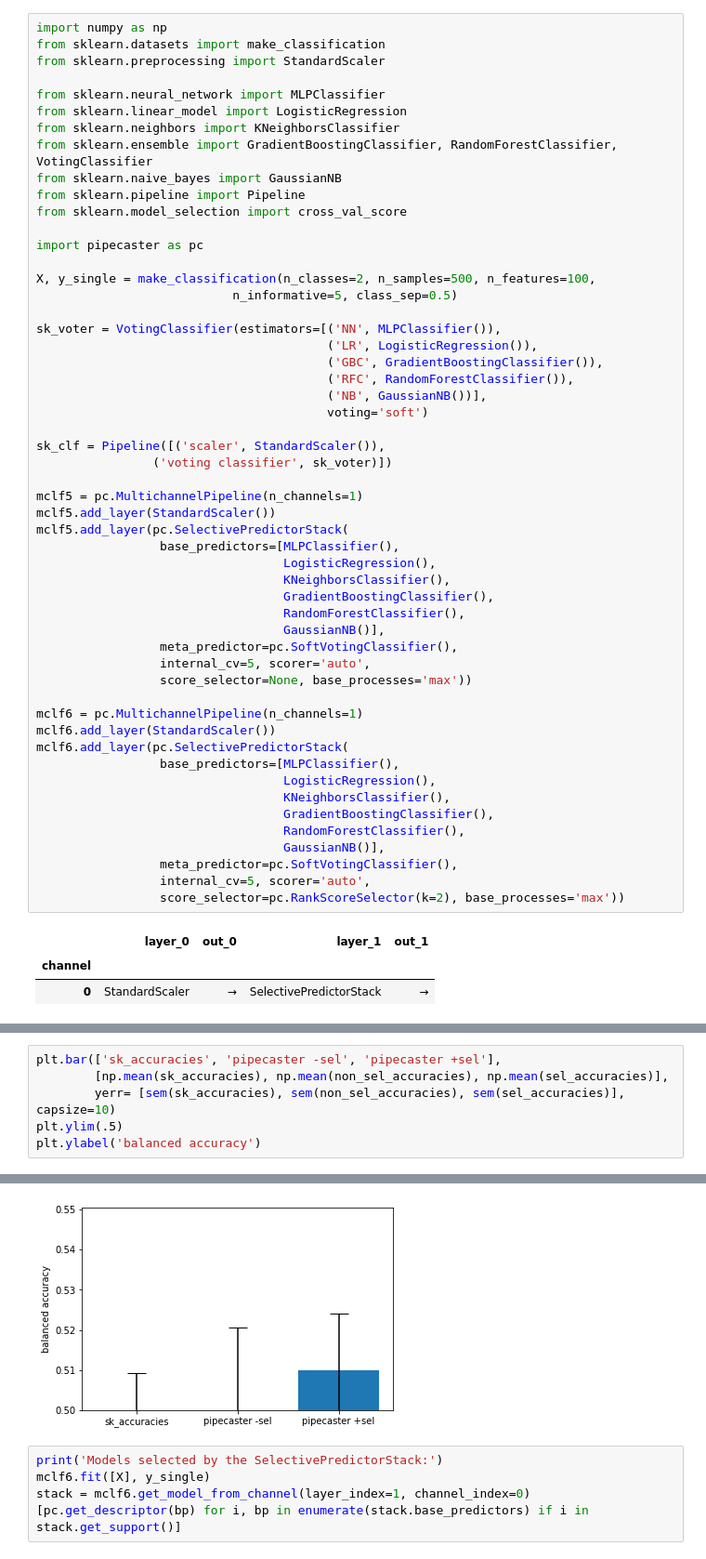
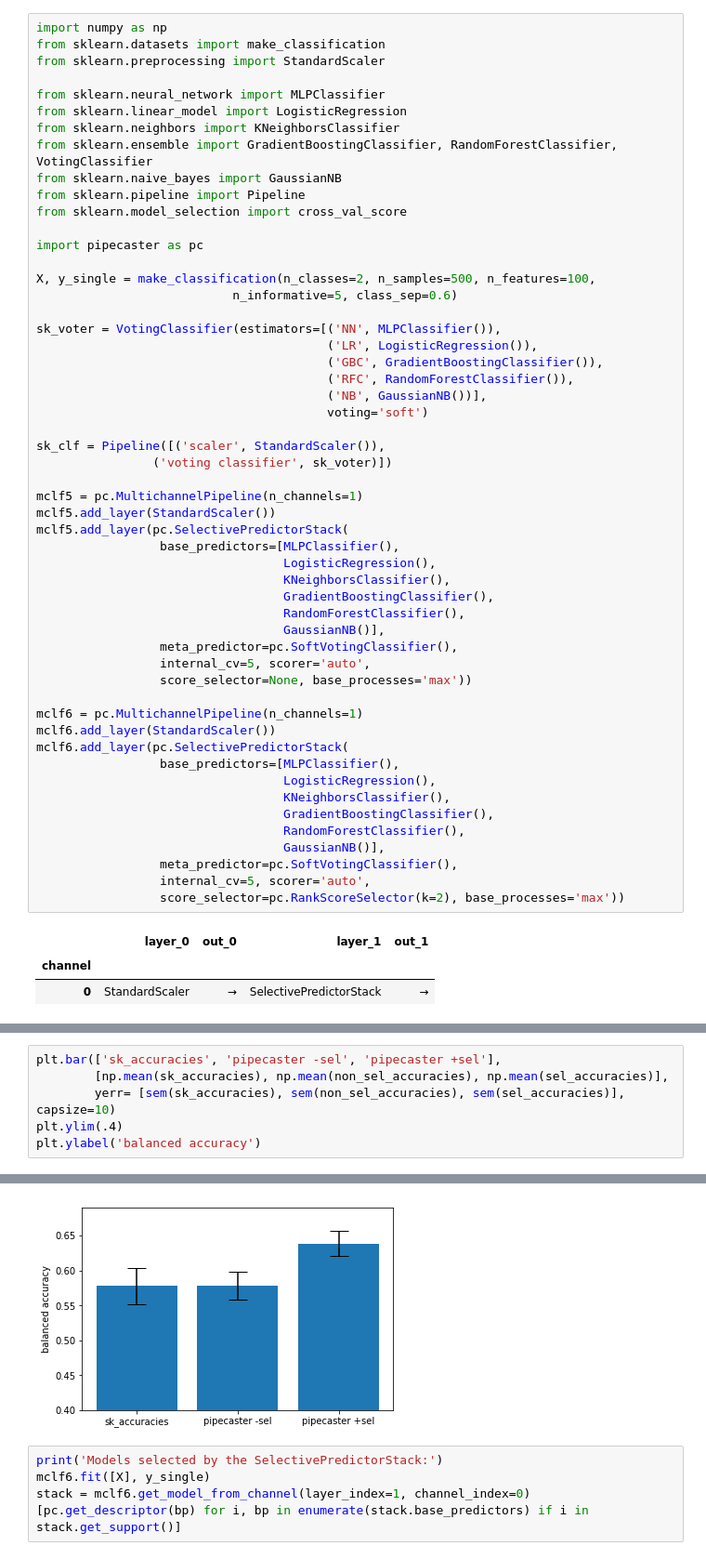
Before and after one commit to ajcallegari/scikit-multichannel, a Jupyter notebook: tutorial.ipynb, the cells around one changed output, grey strips where cells are left out. Shown: that part at 93% size. Saved outputs shown, nothing was run; the diff lists cells and outputs as text.

Commit message:
performance plot reduced

```diff
--- a/tutorial.ipynb
+++ b/tutorial.ipynb
@@ -403,7 +402,7 @@ from sklearn.model_selection import cross_val_score
 import pipecaster as pc
 
 X, y_single = make_classification(n_classes=2, n_samples=500, n_features=100,
-                           n_informative=5, class_sep=0.5)
+                           n_informative=5, class_sep=0.6)
 
 sk_voter = VotingClassifier(estimators=[('NN', MLPClassifier()),
                                         ('LR', LogisticRegression()),
@@ -451,12 +468,12 @@ sel_accuracies = pc.cross_val_score(mclf6, [X], y_single, scorer=balanced_accura
 # %%
 plt.bar(['sk_accuracies', 'pipecaster -sel', 'pipecaster +sel'],
         [np.mean(sk_accuracies), np.mean(non_sel_accuracies), np.mean(sel_accuracies)],
         yerr= [sem(sk_accuracies), sem(non_sel_accuracies), sem(sel_accuracies)], capsize=10)
-plt.ylim(.5)
+plt.ylim(.4)
 plt.ylabel('balanced accuracy')
 # %% [output]
 Text(0, 0.5, 'balanced accuracy')
-[figure, old version]
+[figure, new version]
 # %%
 print('Models selected by the SelectivePredictorStack:')
 mclf6.fit([X], y_single)
```
Also changed, not shown: parts of 2 cells of this notebook, 2 other files.
